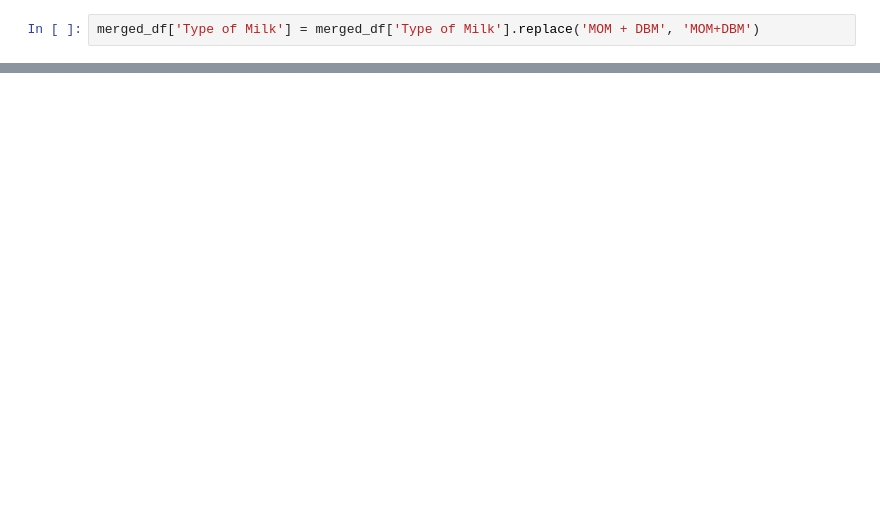
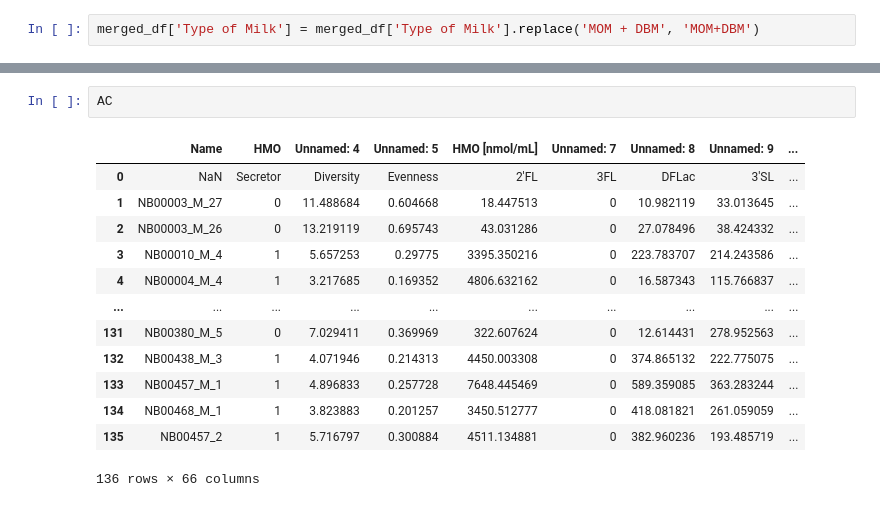
Before and after one commit to spann-pediatrics/NeoBank, a Jupyter notebook: unlinked+linked.ipynb, the cells around one changed output, grey strips where cells are left out. Saved outputs shown, nothing was run; the diff lists cells and outputs as text; blank space fills up the shorter version.

```diff
--- a/unlinked+linked.ipynb
+++ b/unlinked+linked.ipynb
@@ -131,0 +174,16 @@ tpn_unlinked
+# %%
+AC
+# %% [output]
+|  | Name | HMO | Unnamed: 4 | Unnamed: 5 | HMO [nmol/mL] | Unnamed: 7 | Unnamed: 8 | Unnamed: 9 | ... |
+| 0 | NaN | Secretor | Diversity | Evenness | 2'FL | 3FL | DFLac | 3'SL | ... |
+| 1 | NB00003_M_27 | 0 | 11.488684 | 0.604668 | 18.447513 | 0 | 10.982119 | 33.013645 | ... |
+| 2 | NB00003_M_26 | 0 | 13.219119 | 0.695743 | 43.031286 | 0 | 27.078496 | 38.424332 | ... |
+| 3 | NB00010_M_4 | 1 | 5.657253 | 0.29775 | 3395.350216 | 0 | 223.783707 | 214.243586 | ... |
+| 4 | NB00004_M_4 | 1 | 3.217685 | 0.169352 | 4806.632162 | 0 | 16.587343 | 115.766837 | ... |
+| ... | ... | ... | ... | ... | ... | ... | ... | ... | ... |
+| 131 | NB00380_M_5 | 0 | 7.029411 | 0.369969 | 322.607624 | 0 | 12.614431 | 278.952563 | ... |
+| 132 | NB00438_M_3 | 1 | 4.071946 | 0.214313 | 4450.003308 | 0 | 374.865132 | 222.775075 | ... |
+| 133 | NB00457_M_1 | 1 | 4.896833 | 0.257728 | 7648.445469 | 0 | 589.359085 | 363.283244 | ... |
+| 134 | NB00468_M_1 | 1 | 3.823883 | 0.201257 | 3450.512777 | 0 | 418.081821 | 261.059059 | ... |
+| 135 | NB00457_2 | 1 | 5.716797 | 0.300884 | 4511.134881 | 0 | 382.960236 | 193.485719 | ... |
+136 rows × 66 columns
```
Also changed, not shown: parts of 29 cells of this notebook, 4 other files.
